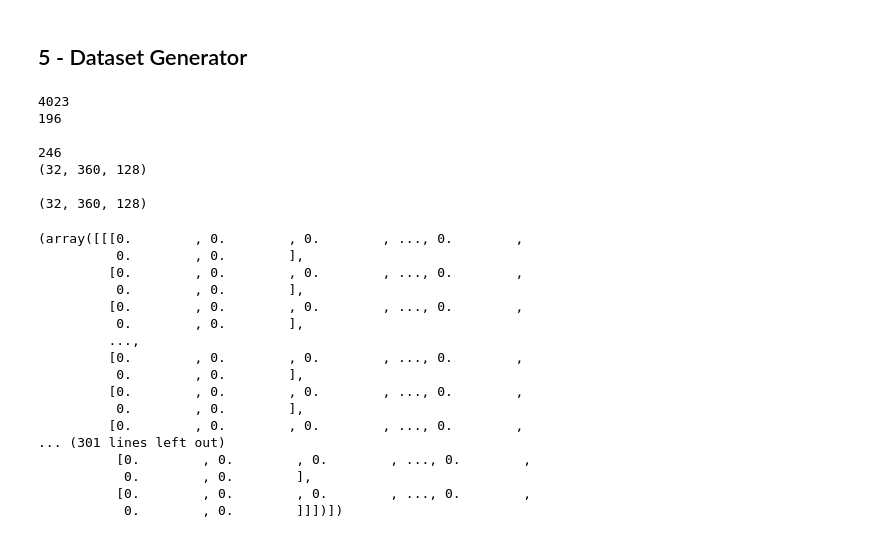
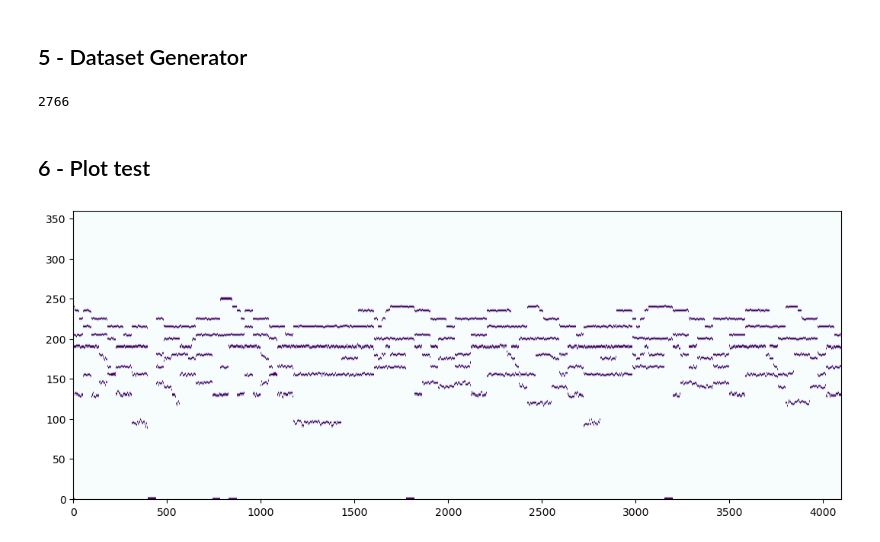
Before and after one commit to Xornotor/VocalAssignment-SSCS, a Jupyter notebook: SSCS_Test_Playground_tf_data.ipynb, the cells around one changed output. Cells and saved outputs as stored; diff of their text form; code cells hidden in the pictures.

```diff
--- a/SSCS_Test_Playground_tf_data.ipynb
+++ b/SSCS_Test_Playground_tf_data.ipynb
@@ -207,3 +209,12 @@ def sscs_pick_multiple_random_songs(amount, split='train'):
+# %%
+def sscs_plot(dataframe):
+
+    aspect_ratio = (3/8)*dataframe.shape[1]/dataframe.shape[0]
+    fig, ax = plt.subplots(figsize=(13, 7))
+    im = ax.imshow(dataframe, interpolation='nearest', aspect=aspect_ratio,
+        cmap = mpl.colormaps['BuPu'])
+    ax.invert_yaxis()
+    plt.show()
 # %% [markdown]
 ## 4 - Download and extract dataset SSCS
 # %%
@@ -252,9 +263,7 @@ class SSCS_Sequence(tf.keras.utils.Sequence):
                 if(splits_past > 0):
                     idx_get += 1
         split_get = self.splits_per_file[idx_get] + splits_past
-        print(idx_get)
-        print(split_get)
-        print()
+
         if(split_get == self.splits_per_file[idx_get]):
             idx_get += 1
             split_get = 0
@@ -291,9 +300,6 @@ class SSCS_Sequence(tf.keras.utils.Sequence):
             t_aux = np.array(t_aux)
             b_aux = np.array(b_aux)
 
-            print(self.splits_per_file[idx_get])
-            print(mix_aux.shape)
-
             mix_in = np.append(mix_in, mix_aux, axis=0)
             s_out = np.append(s_out, s_aux, axis=0)
             a_out = np.append(a_out, a_aux, axis=0)
@@ -305,40 +311,24 @@ class SSCS_Sequence(tf.keras.utils.Sequence):
             splits_to_compose -= (file_splits - split_get)
             idx_get += 1
             split_get = 0
-
-        print()
-        print(mix_in.shape)
+            if(idx_get >= len(self.filenames)):
+                break
 
         return mix_in, [s_out, a_out, t_out, b_out]
 
     def get_splits_per_file(self):
         return self.splits_per_file
 # %%
-seq = SSCS_Sequence(sscs_get_split(), BATCH_SIZE)
+seq = SSCS_Sequence(sscs_get_split()[:1000], BATCH_SIZE)
-# %%
-seq.__getitem__(11131)
-# %% [output]
-4023
-196
-
-246
-(32, 360, 128)
-
-(32, 360, 128)
-(array([[[0.        , 0.        , 0.        , ..., 0.        ,
-          0.        , 0.        ],
-         [0.        , 0.        , 0.        , ..., 0.        ,
-          0.        , 0.        ],
-         [0.        , 0.        , 0.        , ..., 0.        ,
-          0.        , 0.        ],
-         ...,
-         [0.        , 0.        , 0.        , ..., 0.        ,
-          0.        , 0.        ],
-         [0.        , 0.        , 0.        , ..., 0.        ,
-          0.        , 0.        ],
-         [0.        , 0.        , 0.        , ..., 0.        ,
-... (301 lines left out)
-          [0.        , 0.        , 0.        , ..., 0.        ,
-           0.        , 0.        ],
-          [0.        , 0.        , 0.        , ..., 0.        ,
-           0.        , 0.        ]]])])
+# %%
+seq.__len__()
+# %% [output]
+2766
+# %% [markdown]
+## 6 - Plot test
+# %%
+mix, satb = seq.__getitem__(np.random.randint(0, seq.__len__()))
+# %%
+sscs_plot(np.reshape(np.moveaxis(mix, 0, 1), (360, -1)))
+# %% [output]
+[figure, added]
```
Also changed, not shown: parts of 1 cell of this notebook.
